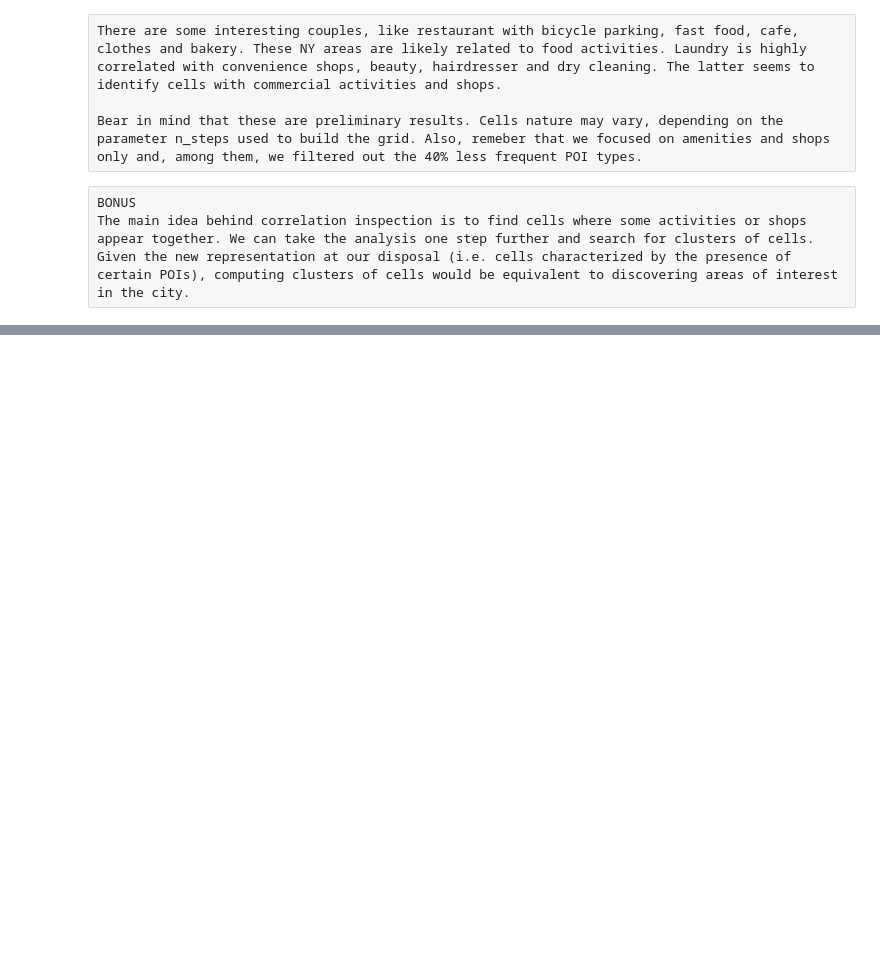
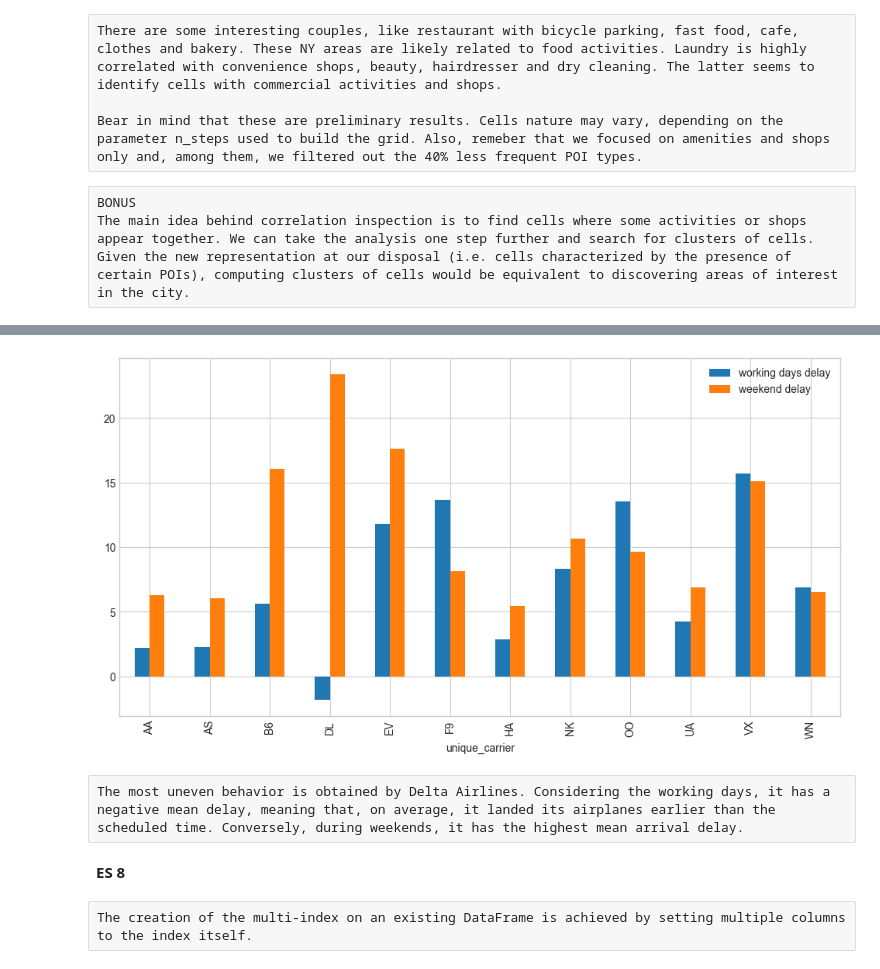
Before and after one commit to letiBri/DS-ML, a Jupyter notebook: LAB02/LAB02_corretto.ipynb, the cells around one changed output, grey strips where cells are left out. Saved outputs shown, nothing was run; the diff lists cells and outputs as text; code cells hidden in the pictures; blank space fills up the shorter version.

```diff
--- a/LAB02/LAB02_corretto.ipynb
+++ b/LAB02/LAB02_corretto.ipynb
@@ -533,0 +737,26 @@ The main idea behind correlation inspection is to find cells where some activiti
+# %%
+we_delay = df.loc[df.weekday > 4].groupby('unique_carrier').arr_delay.mean()
+# Filtra solo i voli con weekday > 4 → cioè sabato (5) e domenica (6)
+# Raggruppa per compagnia aerea ('unique_carrier')
+# Calcola la media dei ritardi di arrivo ('arr_delay') per ciascuna compagnia
+# → ottieni una Serie con il ritardo medio nel weekend per ogni compagnia
+
+wd_delay = df.loc[df.weekday <= 4].groupby('unique_carrier').arr_delay.mean()
+# Filtra solo i voli dei giorni lavorativi (lunedì–venerdì → weekday 0–4)
+# Raggruppa per compagnia
+# Calcola la media dei ritardi di arrivo
+# → ottieni una Serie con il ritardo medio nei giorni feriali per ogni compagnia
+
+we_delay.name = "weekend delay"  # assegna un nome descrittivo alla Serie dei ritardi del weekend
+wd_delay.name = "working days delay"  # assegna un nome descrittivo alla Serie dei ritardi feriali
+# %%
+ax = pd.concat([wd_delay, we_delay], axis=1).plot.bar()
+ax.grid(True)
+# %% [output]
+[figure, added]
+# %% [raw]
+The most uneven behavior is obtained by Delta Airlines. Considering the working days, it has a negative mean delay, meaning that, on average, it landed its airplanes earlier than the scheduled time. Conversely, during weekends, it has the highest mean arrival delay.
+# %% [markdown]
+**ES 8**
+# %% [raw]
+The creation of the multi-index on an existing DataFrame is achieved by setting multiple columns to the index itself.
```
Also changed, not shown: parts of 69 cells of this notebook.
